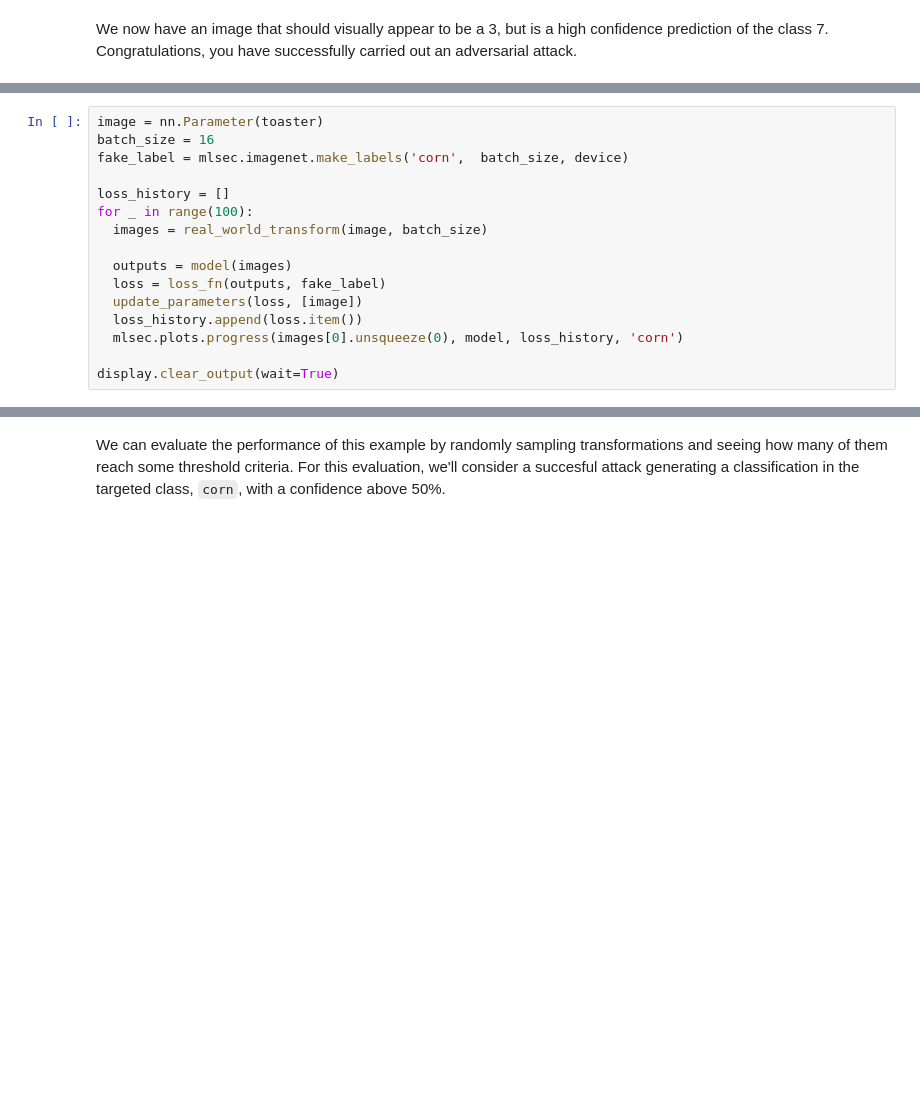
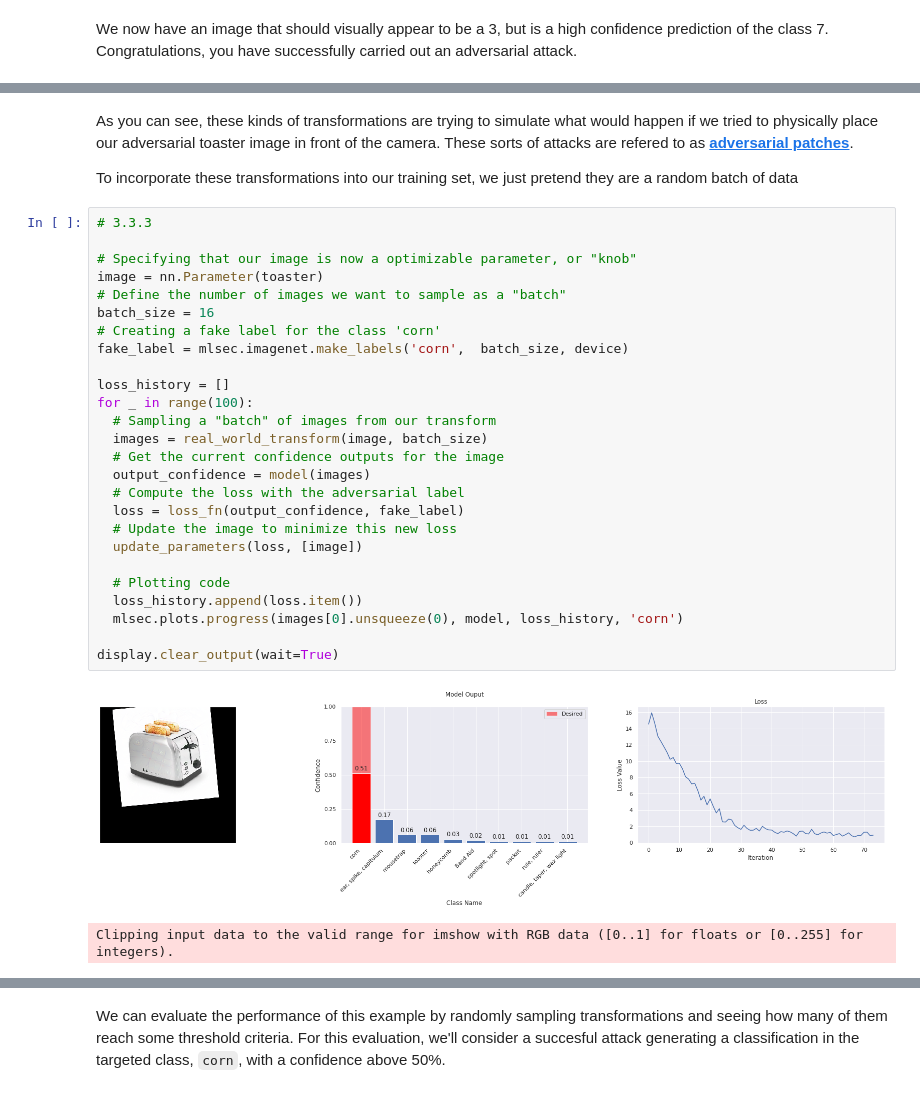
Before and after one commit to deokdecef44cnsnddos9ndam/ml-security, a Jupyter notebook: ai_for_streetfighters_2.ipynb, the cells around one changed output, grey strips where cells are left out. Saved outputs shown, nothing was run; the diff lists cells and outputs as text; blank space fills up the shorter version.

```diff
--- a/ai_for_streetfighters_2.ipynb
+++ b/ai_for_streetfighters_2.ipynb
@@ -548,16 +525,0 @@ We do not have to change anything else about the loss function or update step.
-# %%
-image = nn.Parameter(toaster)
-batch_size = 16
-fake_label = mlsec.imagenet.make_labels('corn',  batch_size, device)
-
-loss_history = []
-for _ in range(100):
-  images = real_world_transform(image, batch_size)
-
-  outputs = model(images)
-  loss = loss_fn(outputs, fake_label)
-  update_parameters(loss, [image])
-  loss_history.append(loss.item())
-  mlsec.plots.progress(images[0].unsqueeze(0), model, loss_history, 'corn')
-
-display.clear_output(wait=True)
@@ -586,0 +690,33 @@ Clipping input data to the valid range for imshow with RGB data ([0..1] for floa
+# %% [markdown]
+As you can see, these kinds of transformations are trying to simulate what would happen if we tried to physically place our adversarial toaster image in front of the camera. These sorts of attacks are refered to as [**adversarial patches**](https://arxiv.org/pdf/1712.09665.pdf).
+
+To incorporate these transformations into our training set, we just pretend they are a random batch of data
+# %%
+# 3.3.3
+
+# Specifying that our image is now a optimizable parameter, or "knob"
+image = nn.Parameter(toaster)
+# Define the number of images we want to sample as a "batch"
+batch_size = 16
+# Creating a fake label for the class 'corn'
+fake_label = mlsec.imagenet.make_labels('corn',  batch_size, device)
+
+loss_history = []
+for _ in range(100):
+  # Sampling a "batch" of images from our transform
+  images = real_world_transform(image, batch_size)
+  # Get the current confidence outputs for the image
+  output_confidence = model(images)
+  # Compute the loss with the adversarial label
+  loss = loss_fn(output_confidence, fake_label)
+  # Update the image to minimize this new loss
+  update_parameters(loss, [image])
+
+  # Plotting code
+  loss_history.append(loss.item())
+  mlsec.plots.progress(images[0].unsqueeze(0), model, loss_history, 'corn')
+
+display.clear_output(wait=True)
+# %% [output]
+[figure, added]
+Clipping input data to the valid range for imshow with RGB data ([0..1] for floats or [0..255] for integers).
```
Also changed, not shown: parts of 98 cells of this notebook.
